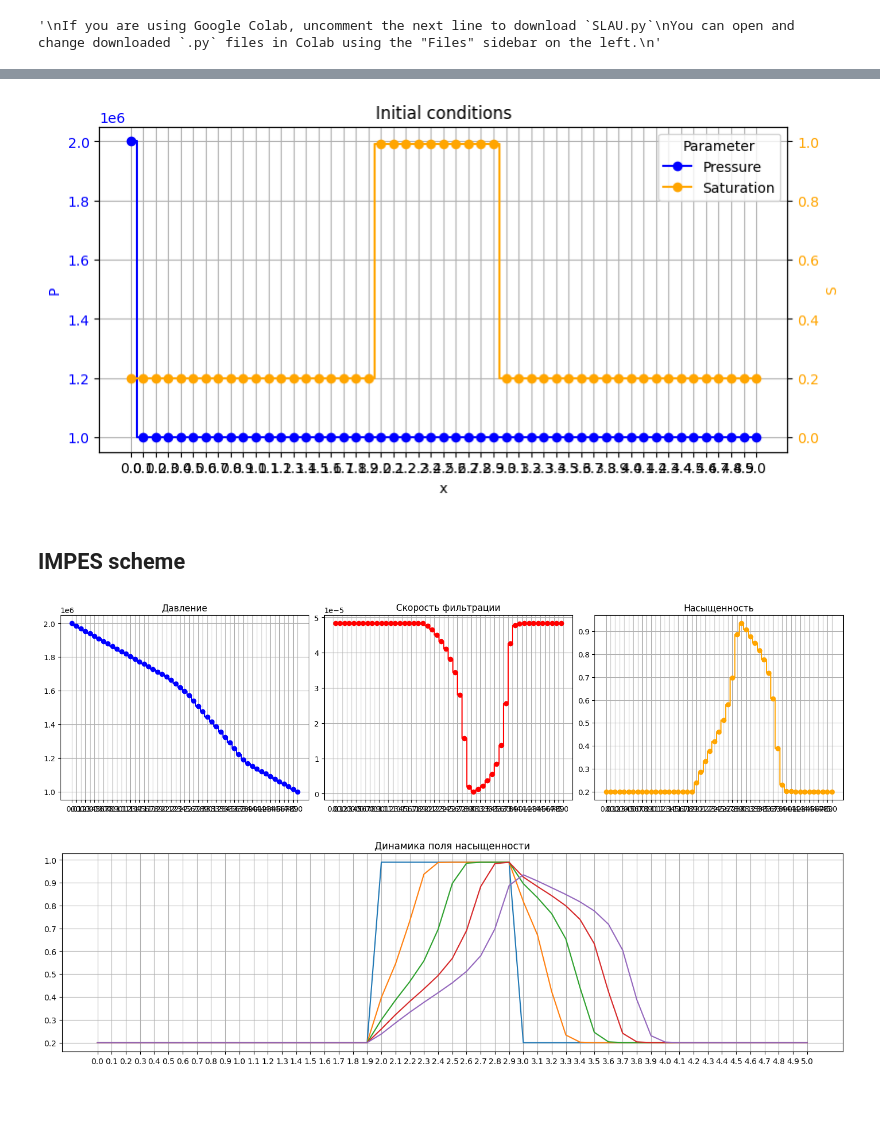
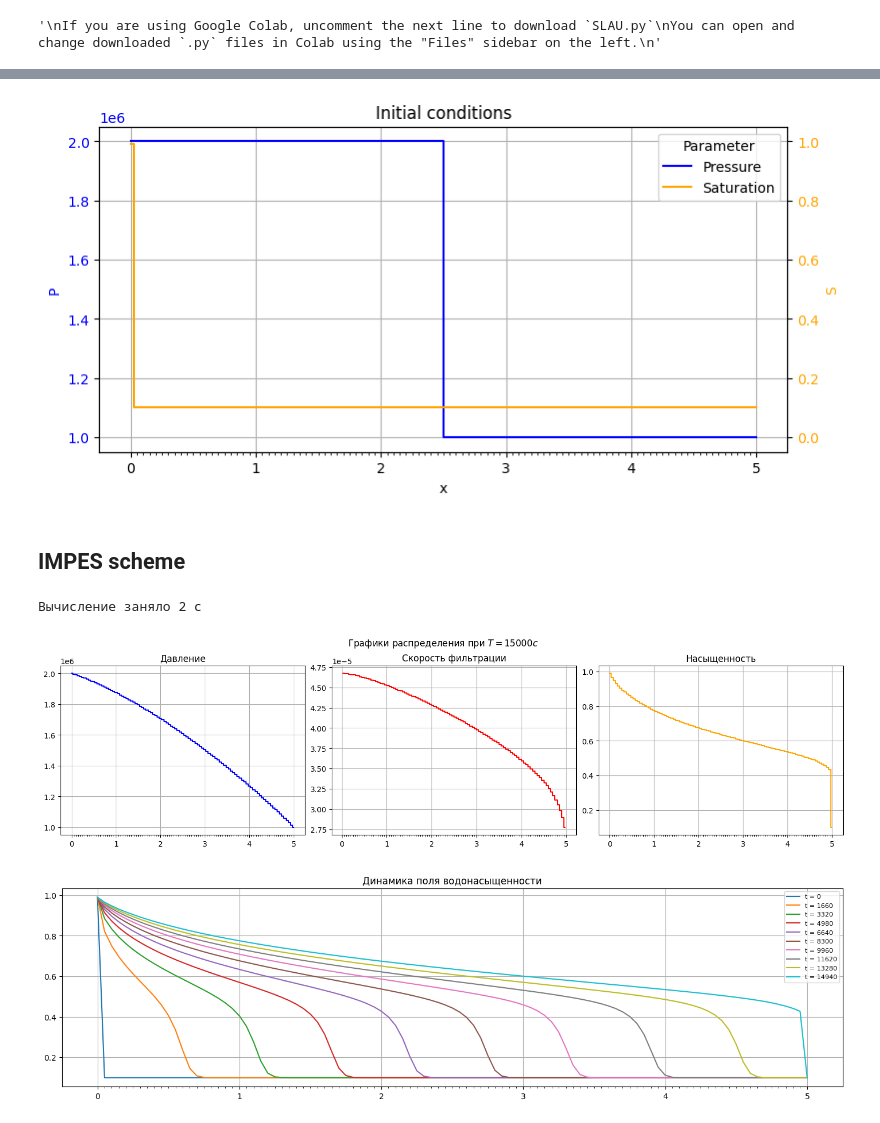
Before and after one commit to lnrSmglln/Carbonate-Acidizing-Modeling, a Jupyter notebook: 2phase.ipynb, the cells around one changed output, grey strips where cells are left out. Drawn from its saved outputs; the diff is of its cells as text; code cells hidden in the pictures.

```diff
--- a/2phase.ipynb
+++ b/2phase.ipynb
@@ -164,6 +192,6 @@ def k2(S):
 # %%
 # Хар-ки породы
-k = 1 * 10**(-12)
+permeability = 1 * 10**(-12)
 porosity = 0.2
 
 # Флюидов
@@ -172,22 +200,21 @@ mu2 = 5 * 10**(-3)
 
 # Длина расчетной области
 L = 5
-T = 2000
+T = 15000
 
 # Шаги сетки
-h = 0.1
-tau = 0.1
+h = 0.05
+tau = 10
 
 # Граничные условия (начало и конец расчетной области)
 P_L = 2 * 10**6
 P_R = 1 * 10**6
-S_L = 0.2
-# W1_L = h / 1000
+S_L = 0.99
 
 # Начальные условия
 P_0 = P_R
 S_0 = S_L
-S_med = 0.99
+S_med = 0.1
 
-print(f"Число Куранта CFL = {round(tau / porosity / h, 3)}")
+print(f"CFL = {round(tau / porosity / h, 3)}")
 # %% [output]
@@ -230,8 +285,10 @@ P[:, -1] = P_R
 
 S = np.zeros([Nt, Nl])
 S[0, :] = S_0
+S[0, :] = S_med
 S[:, 0] = S_L
 S[0, (Nl // 5 * 2) : (Nl // 5 * 3)] = S_med
+
 # S[:, -1] = Sn
 
 W1 = np.zeros([Nt, Nl-1])
@@ -244,13 +301,13 @@ Nx = Nl - 2
 fig, ax1 = plt.subplots(figsize=(8, 4), layout='constrained')
 ax1.set_xlabel("x")
 ax1.set_ylabel("P", color="blue")
-plot_1 = ax1.step(x, P[0], where="mid", color="blue", label="Pressure", marker="o")
+plot_1 = ax1.step([x[0], x[-1]], [P[0, 0], P[0, -1]], where="mid", color="blue", label="Pressure")
 
 ax1.tick_params(axis ='y', labelcolor = 'blue')
 
 ax2 = ax1.twinx()
 ax2.set_ylabel("S", color="orange")
-plot_2 = ax2.step(x, S[0], where="mid", color="orange", label="Saturation", marker="o")
+plot_2 = ax2.step(x, S[0], where="mid", color="orange", label="Saturation")
 ax2.tick_params(axis ='y', labelcolor = 'orange')
 ax2.set_ylim([-0.05, 1.05])
 
@@ -259,13 +316,14 @@ plt.legend(lns, [l.get_label() for l in lns], title="Parameter", loc=0)
 ax1.set_title("Initial conditions")
 
 ax1.grid()
-ax1.set_xticks(x)
+ax1.set_xticks(x, minor=True)
 plt.show()
 # %% [output]
-[figure, old version]
+[figure, new version]
 # %% [markdown]
 ## IMPES scheme
 # %%
+start = time.perf_counter()
 for n in range(1, Nt):
     # Расчет неявным методов давления на n-м слое по насыщенности на (n-1)-м слое
     a = np.zeros(Nx, dtype=float)
@@ -295,39 +353,46 @@ for n in range(1, Nt):
     for i in range(1, Nl):
         # upwind scheme
         if i != Nl - 1:
-            Wplushalf = - k * k1(S[n-1, i]) / mu1 / h * (P[n, i+1] - P[n, i])
-        Wminushalf = - k * k1(S[n-1, i-1]) / mu1 / h * (P[n, i] - P[n, i-1])
+            Wplushalf = - permeability * k1(S[n-1, i]) / mu1 / h * (P[n, i+1] - P[n, i])
+        Wminushalf = - permeability * k1(S[n-1, i-1]) / mu1 / h * (P[n, i] - P[n, i-1])
         W1[n, i-1] = Wminushalf
         # explicit saturation calc
-        S[n, i] = S[n-1, i] + tau / h / porosity * (Wplushalf - Wminushalf)
+        S[n, i] = S[n-1, i] - tau / h / porosity * (Wplushalf - Wminushalf)
+finish = time.perf_counter()
+print(f"Вычисление заняло {round(finish-start)} с")
+# %% [output]
+Вычисление заняло 2 с
 # %%
 fig, axs = plt.subplots(1, 3, figsize=(15, 4), layout='constrained')
 i = -1
-axs[0].step(x, P[i], where="mid", marker="o", color="blue")
+fig.suptitle(f"Графики распределения при $T = {t[i]} с$")
+axs[0].step(x, P[i], where="mid", color="blue")
 axs[0].set_title("Давление")
-axs[1].step((x+h/2)[:-1], W1[i], where="mid", marker="o", color="red")
+axs[1].step((x+h/2)[:-1], W1[i], where="mid", color="red")
 axs[1].set_title("Скорость фильтрации")
-axs[2].step(x, S[i], where="mid", marker="o", color="orange")
+axs[2].step(x, S[i], where="mid", color="orange")
 axs[2].set_title("Насыщенность")
 for i in axs:
     i.grid()
-    i.set_xticks(x)
+    i.set_xticks(x, minor=True)
 plt.show()
 # %% [output]
-[figure, old version]
+[figure, new version]
 # %%
 # n - кол-во кривых на графике
-n = 5
+n = 10
 
 fig, ax = plt.subplots(figsize=(14, 4), layout='constrained')
-j = 0
-for s in S:
-    if j % (T // tau // (n -1)) == 0:
-        ax.plot(x, s)
-    j += 1
-plt.title("Динамика поля насыщенности")
+
+for i in range(S.shape[0]):
+    if i % (T // tau // (n -1)) == 0:
+        ax.plot(x, S[i], label=f"t = {t[i]}")
+
+plt.title("Динамика поля водонасыщенности")
+# ax.plot(x, np.ones_like(x, dtype=float) * s_right, color="black", alpha=0.5)
 ax.grid()
-ax.set_xticks(x)
+ax.set_xticks(x, minor=True)
+plt.legend(fontsize=8)
 plt.show()
 # %% [output]
-[figure, old version]
+[figure, new version]
```
Also changed, not shown: parts of 6 cells of this notebook.
